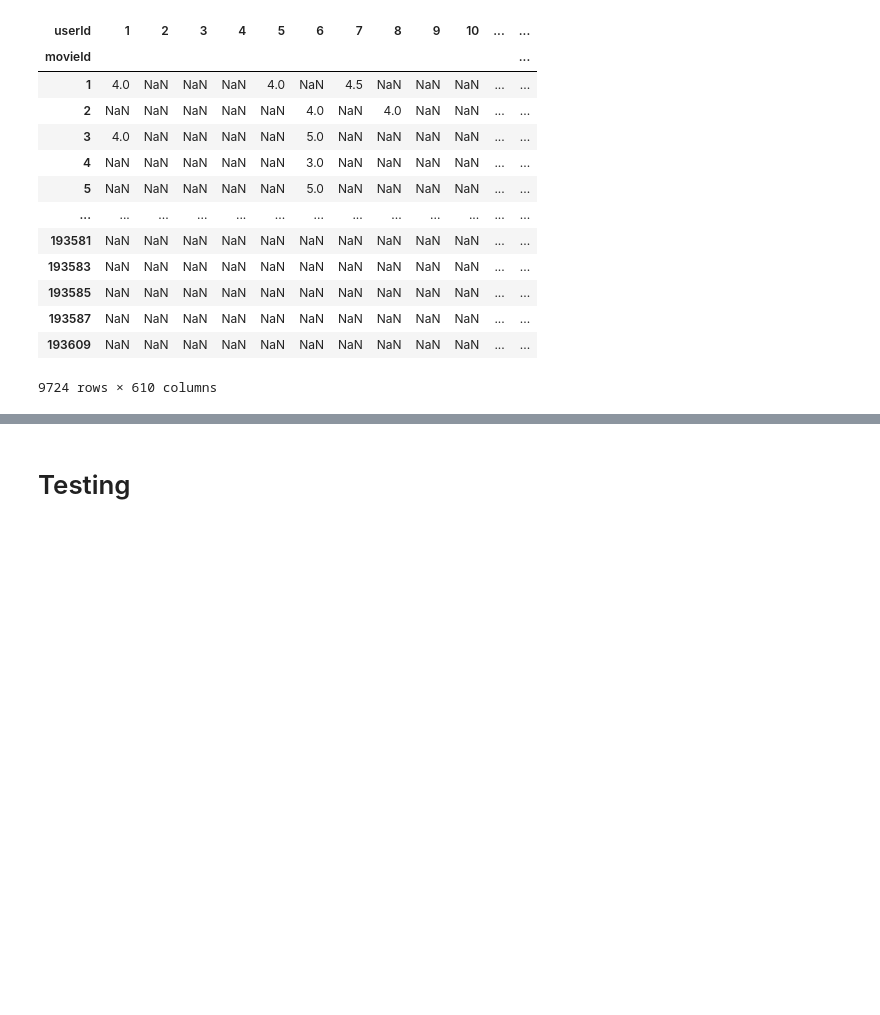
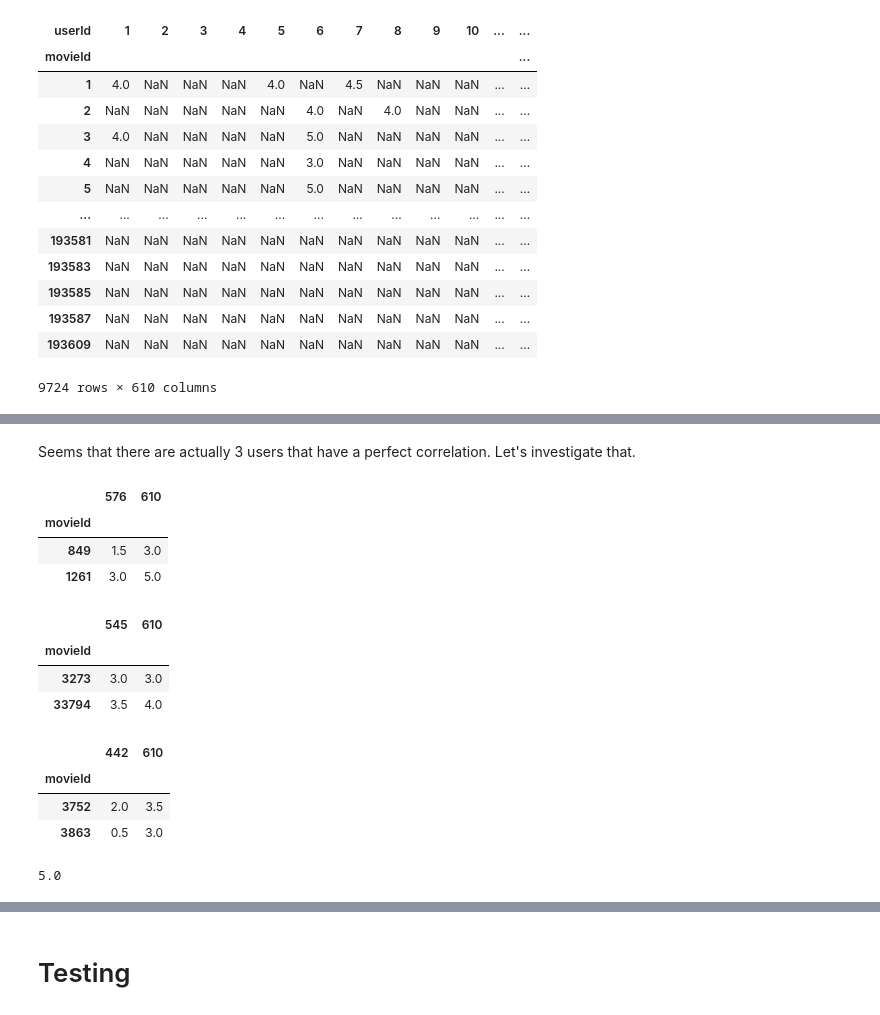
Before and after one commit to miczkejedrzej/IR, a Jupyter notebook: lab5_proj.ipynb, the cells around one changed output, grey strips where cells are left out. Saved outputs shown, nothing was run; the diff lists cells and outputs as text; code cells hidden in the pictures; blank space fills up the shorter version.

```diff
--- a/lab5_proj.ipynb
+++ b/lab5_proj.ipynb
@@ -419,0 +404,32 @@ def predict_scores_strict_correlation(transformed_df: pd.DataFrame, userId=610,
+# %% [markdown]
+Seems that there are actually 3 users that have a perfect correlation. Let's investigate that.
+# %%
+user_ids_with_correlation_1 = correlations[correlations == 1.0].index
+
+html = '<div style="display: flex; align-items: top; gap: 32px">'
+for id in user_ids_with_correlation_1:
+    user_ratings = transformed_df[id].dropna().to_frame()
+    user_610_ratings = transformed_df[610].loc[user_ratings.index].to_frame()
+    combined_df = pd.concat([user_ratings, user_610_ratings], axis=1)
+    combined_df = combined_df.dropna()
+    df_html = combined_df.to_html()
+    html += df_html
+html += '</div>'
+display(HTML(html))
+# %% [output]
+|  | 576 | 610 |
+| movieId |  |  |
+| 849 | 1.5 | 3.0 |
+| 1261 | 3.0 | 5.0 |
+|  | 545 | 610 |
+| movieId |  |  |
+| 3273 | 3.0 | 3.0 |
+| 33794 | 3.5 | 4.0 |
+|  | 442 | 610 |
+| movieId |  |  |
+| 3752 | 2.0 | 3.5 |
+| 3863 | 0.5 | 3.0 |
+# %%
+transformed_df[610][1261]
+# %% [output]
+5.0
```
Also changed, not shown: parts of 55 cells of this notebook.
